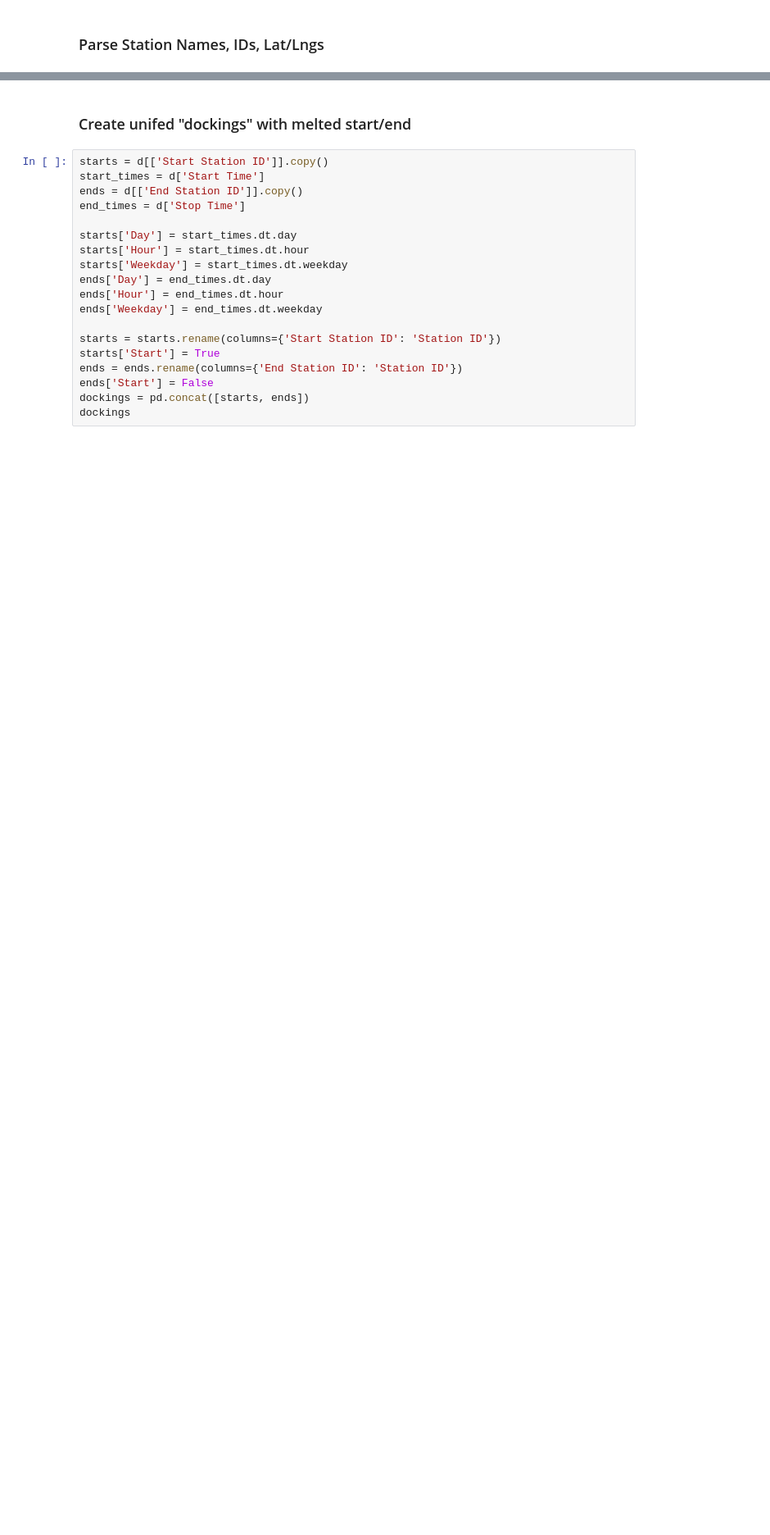
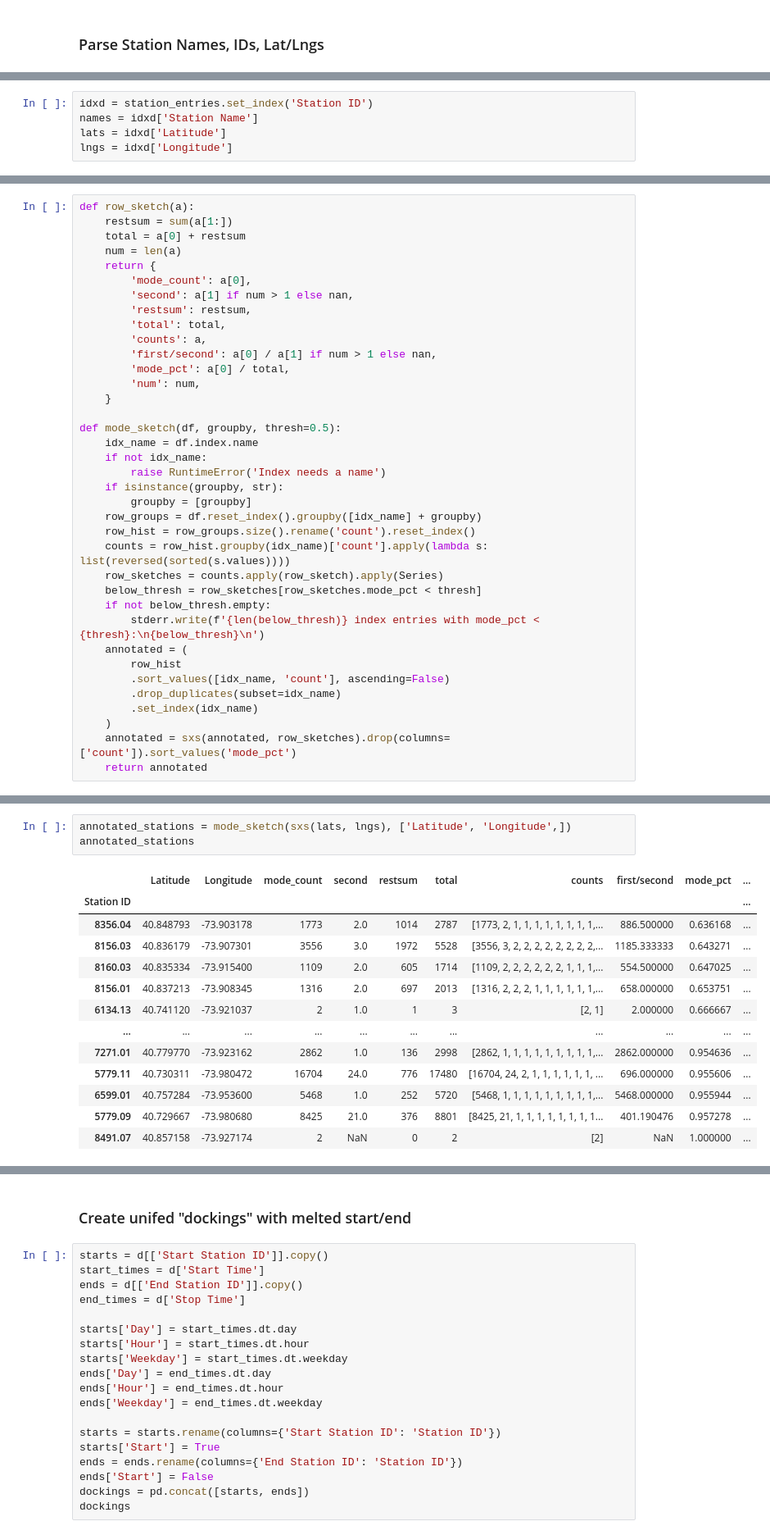
Before and after one commit to neighbor-ryan/ctbk.dev, a Jupyter notebook: station-counts.ipynb, the cells around one changed output, grey strips where cells are left out. Shown: that part at 82% size. Saved outputs shown, nothing was run; the diff lists cells and outputs as text; blank space fills up the shorter version.

Commit message:
update station-counts, plot title, reqs, db

```diff
--- a/station-counts.ipynb
+++ b/station-counts.ipynb
@@ -36,0 +67,5 @@ array(['3125.09', 'Ocean Pkwy & Church Ave', 40.644719, -73.974515],
+# %%
+idxd = station_entries.set_index('Station ID')
+names = idxd['Station Name']
+lats = idxd['Latitude']
+lngs = idxd['Longitude']
@@ -36,0 +230,37 @@ array(['3125.09', 'Ocean Pkwy & Church Ave', 40.644719, -73.974515],
+# %%
+def row_sketch(a):
+    restsum = sum(a[1:])
+    total = a[0] + restsum
+    num = len(a)
+    return {
+        'mode_count': a[0],
+        'second': a[1] if num > 1 else nan,
+        'restsum': restsum,
+        'total': total,
+        'counts': a,
+        'first/second': a[0] / a[1] if num > 1 else nan,
+        'mode_pct': a[0] / total,
+        'num': num,
+    }
+
+def mode_sketch(df, groupby, thresh=0.5):
+    idx_name = df.index.name
+    if not idx_name:
+        raise RuntimeError('Index needs a name')
+    if isinstance(groupby, str):
+        groupby = [groupby]
+    row_groups = df.reset_index().groupby([idx_name] + groupby)
+    row_hist = row_groups.size().rename('count').reset_index()
+    counts = row_hist.groupby(idx_name)['count'].apply(lambda s: list(reversed(sorted(s.values))))
+    row_sketches = counts.apply(row_sketch).apply(Series)
+    below_thresh = row_sketches[row_sketches.mode_pct < thresh]
+    if not below_thresh.empty:
+        stderr.write(f'{len(below_thresh)} index entries with mode_pct < {thresh}:\n{below_thresh}\n')
+    annotated = (
+        row_hist
+        .sort_values([idx_name, 'count'], ascending=False)
+        .drop_duplicates(subset=idx_name)
+        .set_index(idx_name)
+    )
+    annotated = sxs(annotated, row_sketches).drop(columns=['count']).sort_values('mode_pct')
+    return annotated
@@ -36,0 +285,17 @@ array(['3125.09', 'Ocean Pkwy & Church Ave', 40.644719, -73.974515],
+# %%
+annotated_stations = mode_sketch(sxs(lats, lngs), ['Latitude', 'Longitude',])
+annotated_stations
+# %% [output]
+|  | Latitude | Longitude | mode_count | second | restsum | total | counts | first/second | mode_pct | ... |
+| Station ID |  |  |  |  |  |  |  |  |  | ... |
+| 8356.04 | 40.848793 | -73.903178 | 1773 | 2.0 | 1014 | 2787 | [1773, 2, 1, 1, 1, 1, 1, 1, 1, 1,... | 886.500000 | 0.636168 | ... |
+| 8156.03 | 40.836179 | -73.907301 | 3556 | 3.0 | 1972 | 5528 | [3556, 3, 2, 2, 2, 2, 2, 2, 2, 2,... | 1185.333333 | 0.643271 | ... |
+| 8160.03 | 40.835334 | -73.915400 | 1109 | 2.0 | 605 | 1714 | [1109, 2, 2, 2, 2, 2, 2, 1, 1, 1,... | 554.500000 | 0.647025 | ... |
+| 8156.01 | 40.837213 | -73.908345 | 1316 | 2.0 | 697 | 2013 | [1316, 2, 2, 2, 1, 1, 1, 1, 1, 1,... | 658.000000 | 0.653751 | ... |
+| 6134.13 | 40.741120 | -73.921037 | 2 | 1.0 | 1 | 3 | [2, 1] | 2.000000 | 0.666667 | ... |
+| ... | ... | ... | ... | ... | ... | ... | ... | ... | ... | ... |
+| 7271.01 | 40.779770 | -73.923162 | 2862 | 1.0 | 136 | 2998 | [2862, 1, 1, 1, 1, 1, 1, 1, 1, 1,... | 2862.000000 | 0.954636 | ... |
+| 5779.11 | 40.730311 | -73.980472 | 16704 | 24.0 | 776 | 17480 | [16704, 24, 2, 1, 1, 1, 1, 1, 1, ... | 696.000000 | 0.955606 | ... |
+| 6599.01 | 40.757284 | -73.953600 | 5468 | 1.0 | 252 | 5720 | [5468, 1, 1, 1, 1, 1, 1, 1, 1, 1,... | 5468.000000 | 0.955944 | ... |
+| 5779.09 | 40.729667 | -73.980680 | 8425 | 21.0 | 376 | 8801 | [8425, 21, 1, 1, 1, 1, 1, 1, 1, 1... | 401.190476 | 0.957278 | ... |
+| 8491.07 | 40.857158 | -73.927174 | 2 | NaN | 0 | 2 | [2] | NaN | 1.000000 | ... |
```
Also changed, not shown: parts of 35 cells of this notebook, 3 other files.
